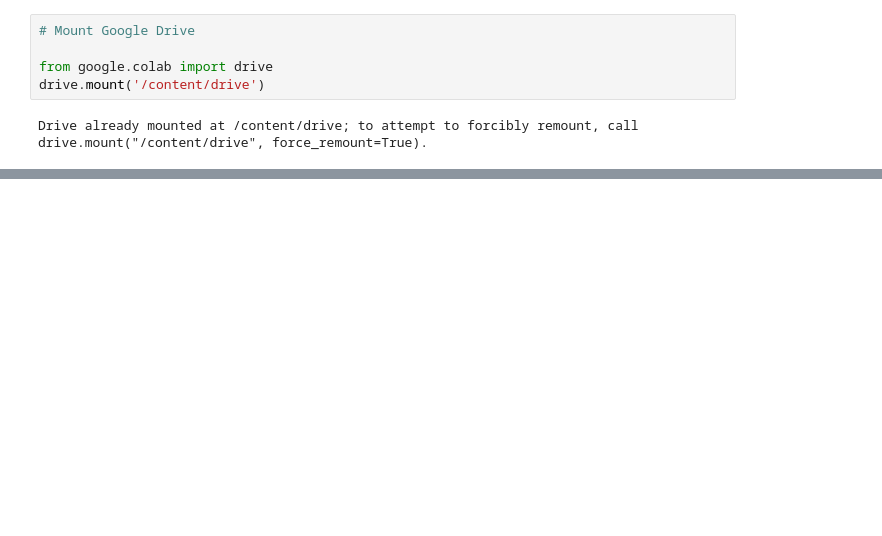
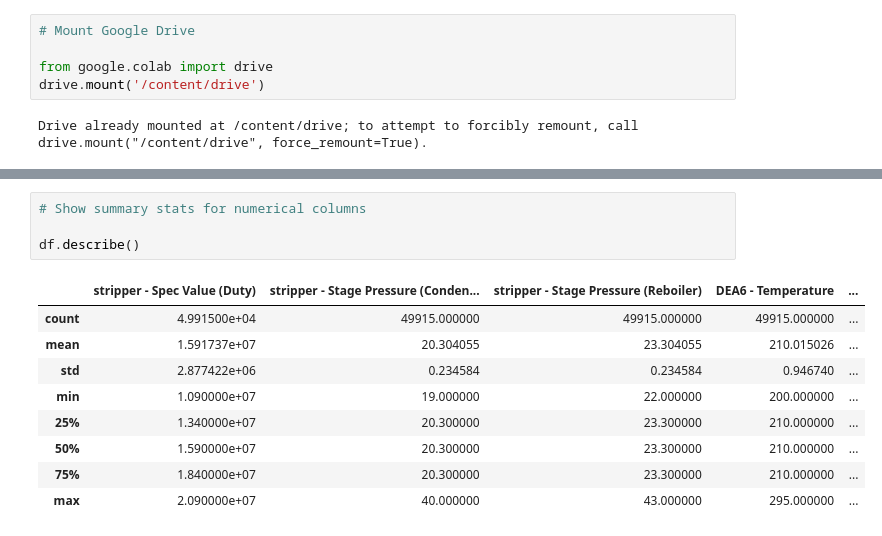
Before and after one commit to Veraeze/AmineRegeneration, a Jupyter notebook: ReboilerDuty.ipynb, the cells around one changed output, grey strips where cells are left out. Saved outputs shown, nothing was run; the diff lists cells and outputs as text; blank space fills up the shorter version.

```diff
--- a/ReboilerDuty.ipynb
+++ b/ReboilerDuty.ipynb
@@ -62,0 +111,14 @@ df.head()
+# %%
+# Show summary stats for numerical columns
+
+df.describe()
+# %% [output]
+|  | stripper - Spec Value (Duty) | stripper - Stage Pressure (Conden... | stripper - Stage Pressure (Reboiler) | DEA6 - Temperature | ... |
+| count | 4.991500e+04 | 49915.000000 | 49915.000000 | 49915.000000 | ... |
+| mean | 1.591737e+07 | 20.304055 | 23.304055 | 210.015026 | ... |
+| std | 2.877422e+06 | 0.234584 | 0.234584 | 0.946740 | ... |
+| min | 1.090000e+07 | 19.000000 | 22.000000 | 200.000000 | ... |
+| 25% | 1.340000e+07 | 20.300000 | 23.300000 | 210.000000 | ... |
+| 50% | 1.590000e+07 | 20.300000 | 23.300000 | 210.000000 | ... |
+| 75% | 1.840000e+07 | 20.300000 | 23.300000 | 210.000000 | ... |
+| max | 2.090000e+07 | 40.000000 | 43.000000 | 295.000000 | ... |
```
Also changed, not shown: parts of 7 cells of this notebook.
